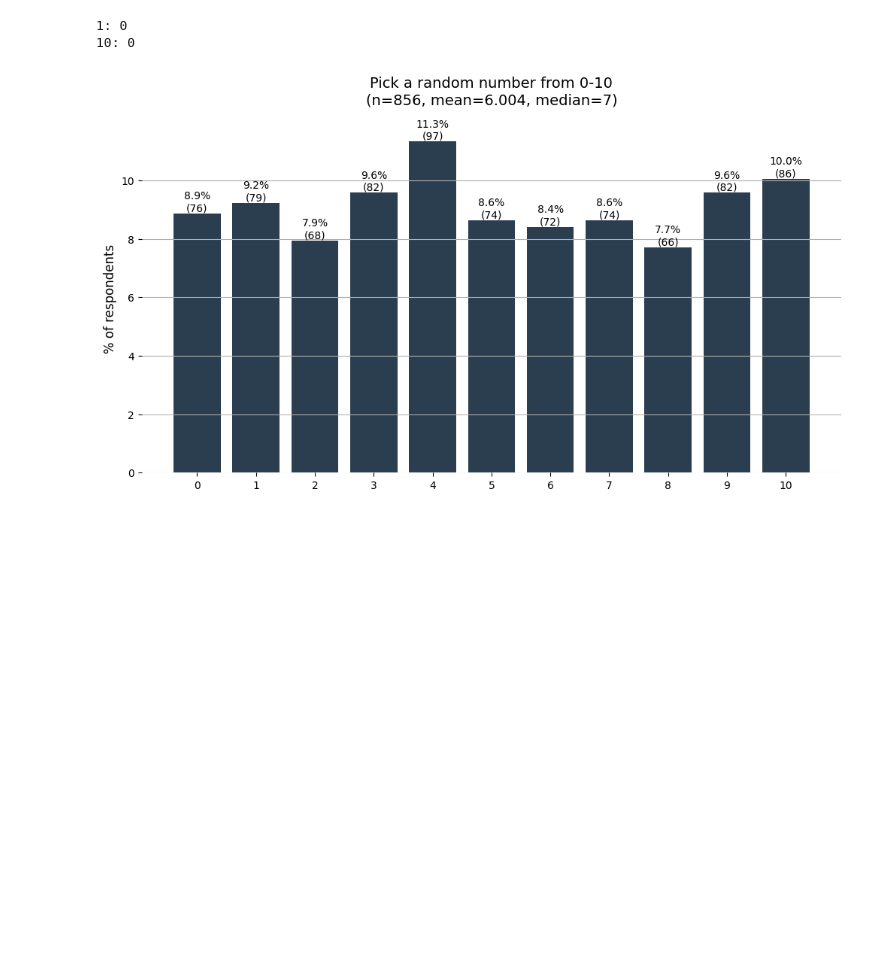
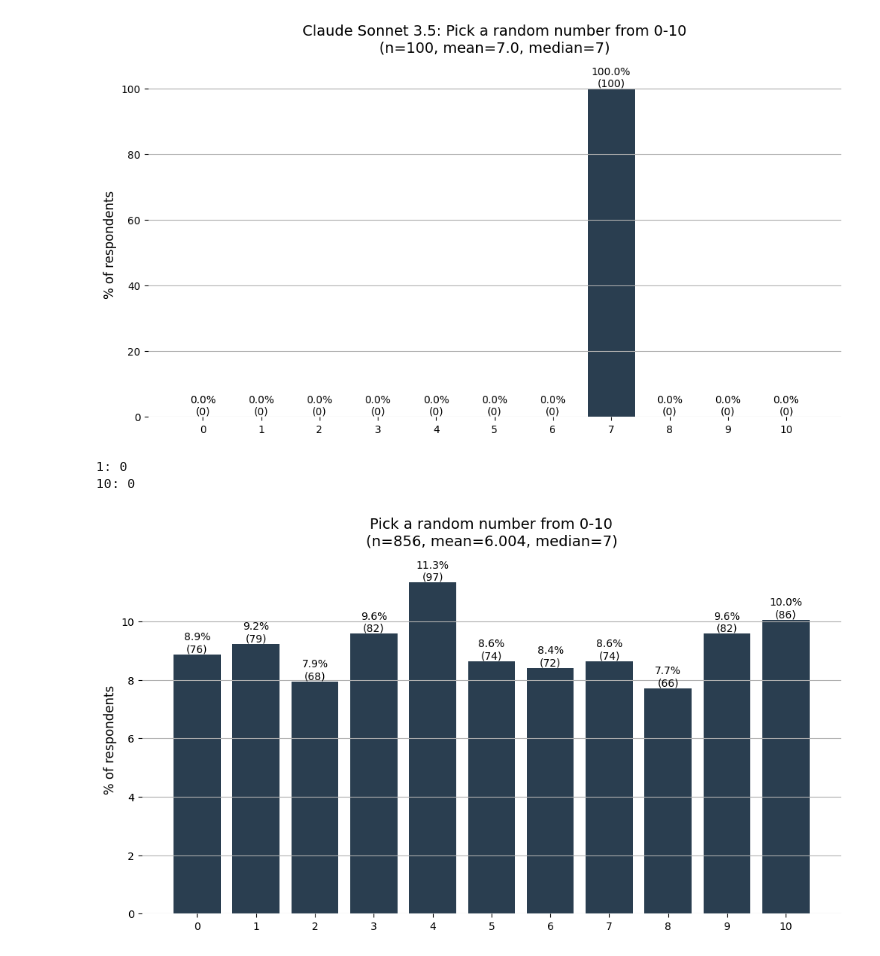
Before and after one commit to aadityaubhat/LLM_experiments, a Jupyter notebook: random_numbers/analysis.ipynb, the cells around one changed output. Saved outputs shown, nothing was run; the diff lists cells and outputs as text; code cells hidden in the pictures; blank space fills up the shorter version.

```diff
--- a/random_numbers/analysis.ipynb
+++ b/random_numbers/analysis.ipynb
@@ -1,11 +1,13 @@
 # %%
-from oai_key import oai_key
+from keys import oai_key, anthropic_key
 from openai import OpenAI
 from datetime import datetime
 import pandas as pd
 import matplotlib.pyplot as plt
+import anthropic
 
 client = OpenAI(api_key=oai_key)
+anthropic_client = anthropic.Anthropic(api_key=anthropic_key)
 # %%
 from tqdm import tqdm
 
@@ -77,3 +103,58 @@ plt.show()
+# %%
+random_numbers_anthropic_oaat = [int(rsp.content[0].text) for rsp in anthropic_responses]
+# %%
+import matplotlib.pyplot as plt
+from collections import Counter
+
+
+# Count the occurrences of each number
+ant_counts = Counter(random_numbers_anthropic_oaat)
+
+# Add missing numbers to the counts
+for i in range(11):
+    if not ant_counts.get(i):
+        ant_counts[i] = 0
+
+# Sort the counts by key (number)
+sorted_ant_counts = dict(sorted(ant_counts.items()))
+
+# Normalize the counts to get percentages
+total_count = sum(sorted_ant_counts.values())
+percentages = {k: (v / total_count) * 100 for k, v in sorted_ant_counts.items()}
+
+# Plot the histogram
+plt.figure(figsize=(12, 6))
+bars = plt.bar(list(percentages.keys()), list(percentages.values()), color='#2A3E50')  # Dark blue color
+
+# Adding text labels on the bars
+for bar in bars:
+    height = bar.get_height()
+    number = int(bar.get_x() + bar.get_width() / 2.0)  # Calculate the corresponding number
+    plt.text(bar.get_x() + bar.get_width() / 2.0, height,
+             f'{height:.1f}%\n({sorted_ant_counts[number]})', ha='center', va='bottom')
+
+
+# Setting the formatting to match the provided image
+plt.title('Claude Sonnet 3.5: Pick a random number from 0-10\n(n={}, mean={}, median={})'.format(
+    total_count, round(sum(random_numbers_anthropic_oaat) / total_count, 3), sorted(random_numbers_anthropic_oaat)[len(random_numbers_anthropic_oaat) // 2]), fontsize=14, pad=20)
+
+# Removing the box around the plot
+plt.gca().spines['top'].set_visible(False)
+plt.gca().spines['right'].set_visible(False)
+plt.gca().spines['left'].set_visible(False)
+plt.gca().spines['bottom'].set_visible(False)
+
+# Adding horizontal grid lines only for the y-axis
+plt.gca().yaxis.grid(True)
+
+plt.ylabel('% of respondents', fontsize=12)
+plt.xlabel('')
+plt.xticks(ticks=range(11), labels=range(11))
+
+# Show the plot
+plt.show()
+# %% [output]
+[figure, added]
 # %%
 import matplotlib.pyplot as plt
 from collections import Counter
```
Also changed, not shown: parts of 2 cells of this notebook, 1 other file.
